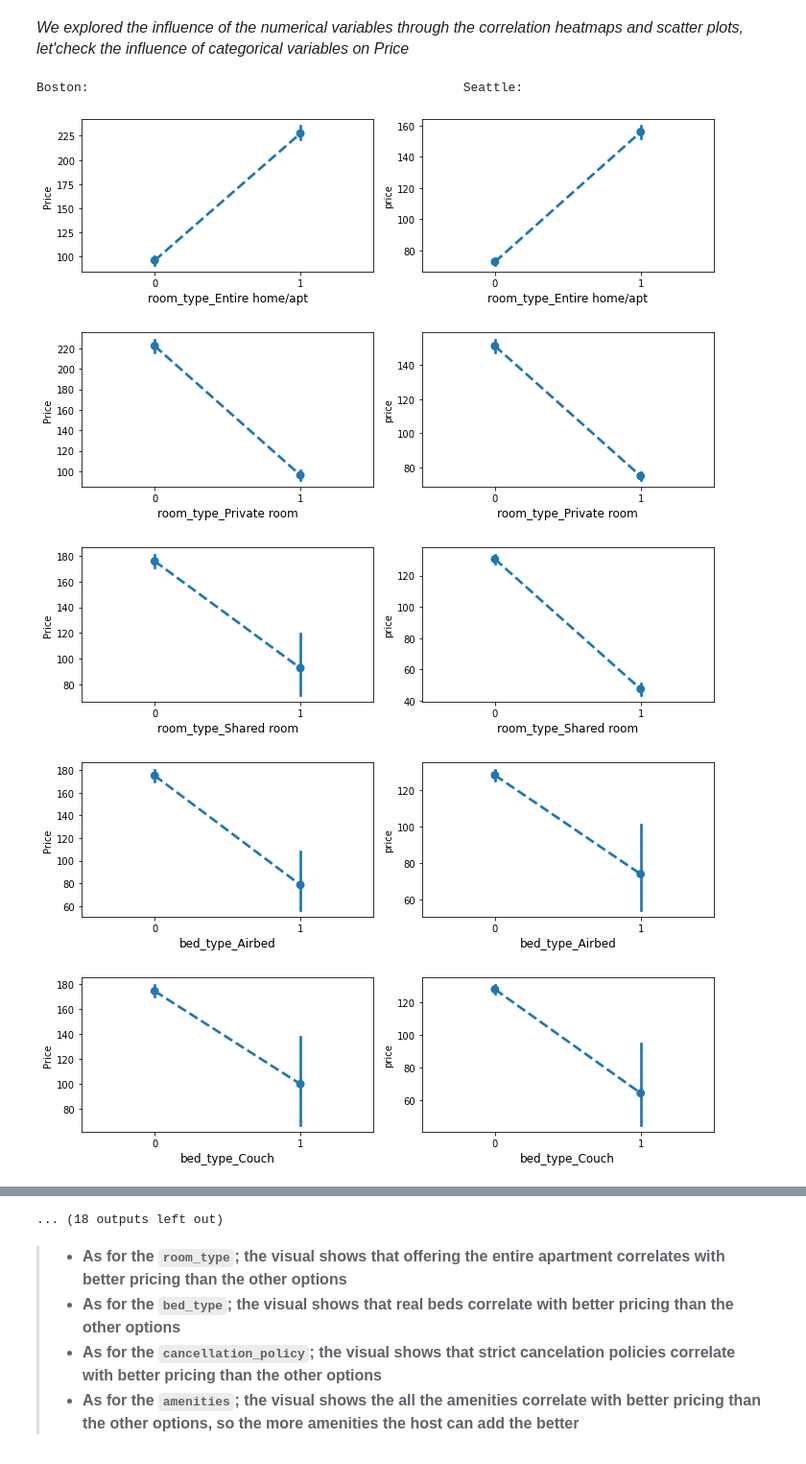
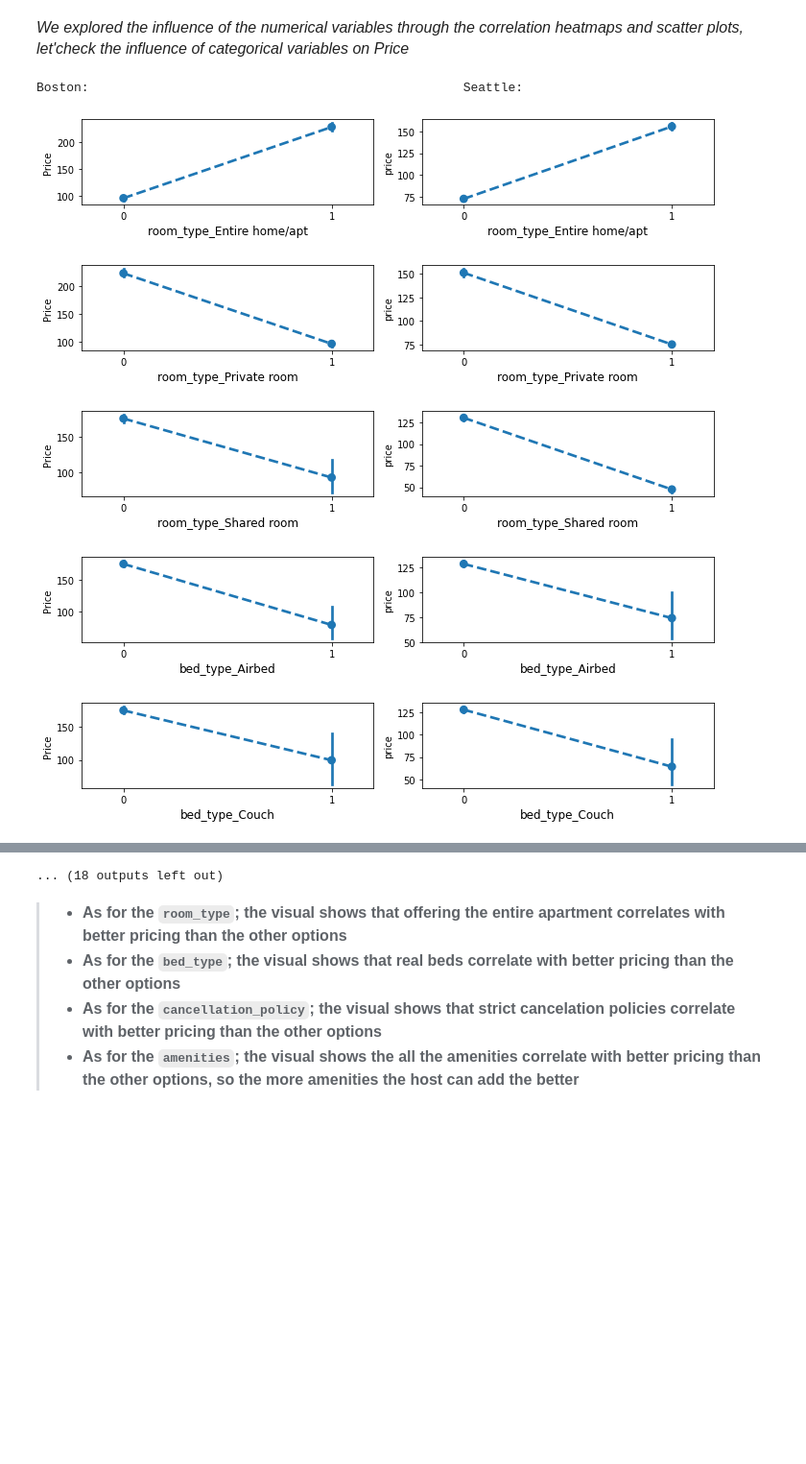
Before and after one commit to Zainy1453/Project-ND-1, a Jupyter notebook: Project-1_Price_Prediction.ipynb, the cells around one changed output, grey strips where cells are left out. Shown at 96% size. Saved outputs shown, nothing was run; the diff lists cells and outputs as text; code cells hidden in the pictures; blank space fills up the shorter version.

```diff
--- a/Project-1_Price_Prediction.ipynb
+++ b/Project-1_Price_Prediction.ipynb
@@ -338,24 +330,26 @@ s_cat=s_cat.drop(columns = ['amenities_wireless internet',
 # %%
 print_side_by_side('Boston:', 'Seattle:', b=0)
 for col in b_cat.columns:
-    fig = plt.figure(figsize=(10, 3))
+    fig = plt.figure(figsize=(10, 2))
     plt.subplot(1,2,1)
     ax = fig.gca()
     sns.pointplot(data = b_cat, x = col, y =b_list_d['price'],
               linestyles = "--" , ax = ax)
     ax.set_ylabel("Price")
     ax.set_xlabel(col, fontsize = 12)
+    plt.xlim(-0.2,1.2)
 
     plt.subplot(1,2,2)
     ax = fig.gca()
     sns.pointplot(data = s_cat, x = col, y =s_list_d['price'],
               linestyles = "--" , ax = ax)
     ax.set_xlabel(col, fontsize = 12)
+    plt.xlim(-0.2,1.2)
     plt.tight_layout()
 # %% [output]
 Boston:                                                  Seattle:
-[figure, old version]
+[figure, new version]
-[figure, old version]
+[figure, new version]
-[figure, old version]
+[figure, new version]
-[figure, old version]
+[figure, new version]
-[figure, old version]
+[figure, new version]
```
Also changed, not shown: parts of 6 cells of this notebook, 12 other files.
